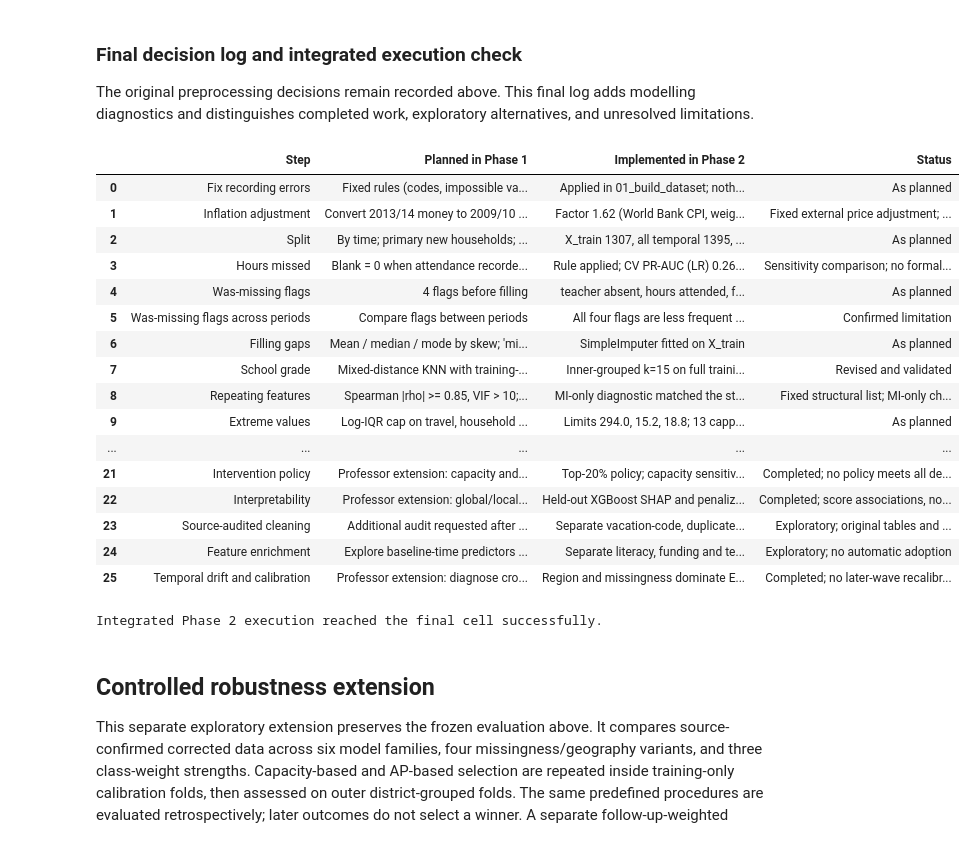
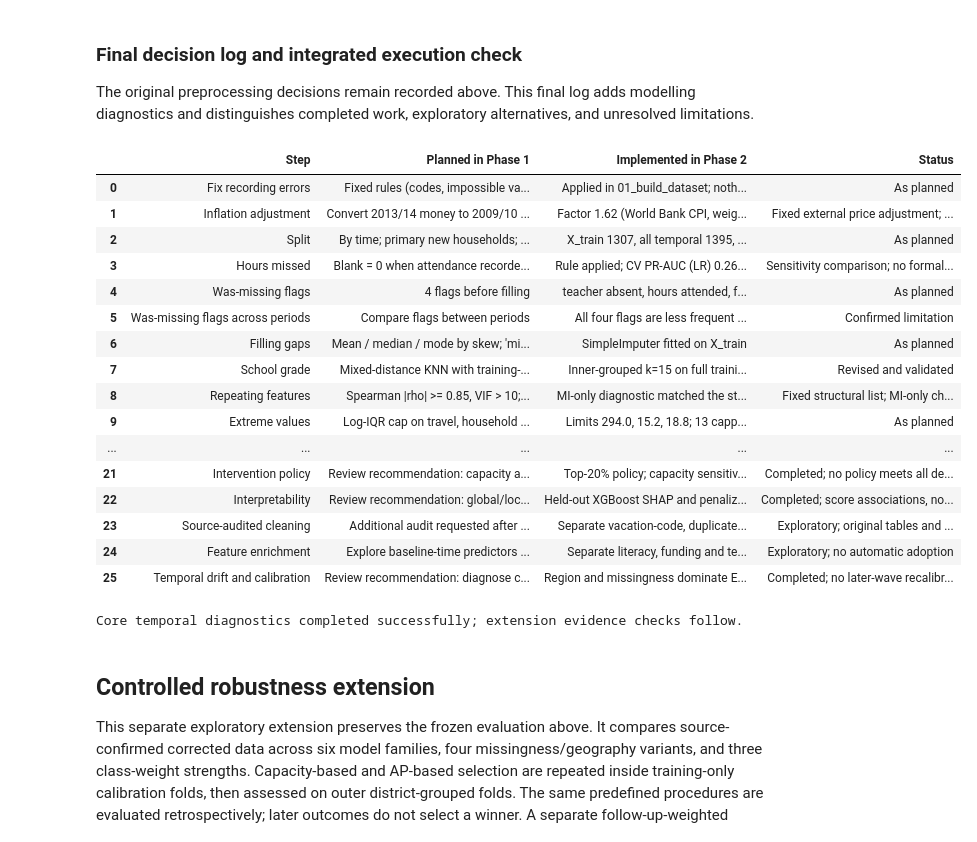
Before and after one commit to Emile-Lucky-Muhigira/AISD_Project, a Jupyter notebook: phase2_implementation/notebooks/pipeline_execution.ipynb, the cells around one changed output. Drawn from its saved outputs; the diff is of its cells as text; code cells hidden in the pictures.

Commit message:
Align project documentation and validation evidence

```diff
--- a/phase2_implementation/notebooks/pipeline_execution.ipynb
+++ b/phase2_implementation/notebooks/pipeline_execution.ipynb
@@ -2159,44 +2159,44 @@ The original preprocessing decisions remain recorded above. This final log adds
 # %%
 # Final decision log is written only after all diagnostic sections succeed.
 log = log[log['Step'].ne('Calibration, final test')].copy()
 extra_decisions = [
-['Model families', 'Professor extension: compare six families with XGBoost benchmark', 'XGBoost, LightGBM, CatBoost, ElasticNet/L1, Random Forest and Extra Trees; identical district folds', 'Completed; no post-test model replacement'],
-['Nested tuning and calibration', 'Professor extension: training-only selection and OOF sigmoid/isotonic', 'Inner grouped searches; preprocessing refitted within fits; calibration uses training OOF scores', 'Completed; later outcomes excluded'],
-['Frozen temporal evaluation', 'Professor extension: temporal and regional assessment', 'Extra Trees selected by training CV; primary 731 children/76 events; 20 TP, 126 FP, 56 FN at 20% capacity; secondary 1175/115', 'Completed retrospectively; weak transport performance'],
-['Attrition', 'Professor extension: compare observed and unobserved outcomes', 'Baseline comparisons by follow-up and parent co-residence; unknown outcomes remain unknown', 'Completed descriptive audit; inverse-probability weighting not implemented'],
-['Geography and missingness', 'Professor extension: ablate flags and geography', 'Training-only missing-flag, geography and region-only ablations; frozen temporal regional diagnosis', 'Completed; sensitivity is not causal evidence'],
-['Subgroup performance', 'Professor extension: regional and household comparisons', 'Counts, false alarms, misses, calibration and district-bootstrap intervals; sparse cells flagged', 'Completed; allocation disparities remain'],
-['Intervention policy', 'Professor extension: capacity and interpretable comparators', 'Top-20% policy; capacity sensitivity; demographic and random comparators; high-recall and F1/F2 alternatives', 'Completed; no policy meets all desired error goals'],
-['Interpretability', 'Professor extension: global/local SHAP and logistic odds ratios', 'Held-out XGBoost SHAP and penalized logistic score odds ratios; frozen Extra Trees exact TreeSHAP', 'Completed; score associations, not causal effects'],
+['Model families', 'Review recommendation: compare six families with XGBoost benchmark', 'XGBoost, LightGBM, CatBoost, ElasticNet/L1, Random Forest and Extra Trees; identical district folds', 'Completed; no post-test model replacement'],
+['Nested tuning and calibration', 'Review recommendation: training-only selection and OOF sigmoid/isotonic', 'Inner grouped searches; preprocessing refitted within fits; calibration uses training OOF scores', 'Completed; later outcomes excluded'],
+['Frozen temporal evaluation', 'Review recommendation: temporal and regional assessment', 'Extra Trees selected by training CV; primary 731 children/76 events; 20 TP, 126 FP, 56 FN at 20% capacity; secondary 1175/115', 'Completed retrospectively; weak transport performance'],
+['Attrition', 'Review recommendation: compare observed and unobserved outcomes', 'Baseline comparisons by follow-up and parent co-residence; unknown outcomes remain unknown', 'Completed descriptive audit; inverse-probability weighting not implemented'],
+['Geography and missingness', 'Review recommendation: ablate flags and geography', 'Training-only missing-flag, geography and region-only ablations; frozen temporal regional diagnosis', 'Completed; sensitivity is not causal evidence'],
+['Subgroup performance', 'Review recommendation: regional and household comparisons', 'Counts, false alarms, misses, calibration and district-bootstrap intervals; sparse cells flagged', 'Completed; allocation disparities remain'],
+['Intervention policy', 'Review recommendation: capacity and interpretable comparators', 'Top-20% policy; capacity sensitivity; demographic and random comparators; high-recall and F1/F2 alternatives', 'Completed; no policy meets all desired error goals'],
+['Interpretability', 'Review recommendation: global/local SHAP and logistic odds ratios', 'Held-out XGBoost SHAP and penalized logistic score odds ratios; frozen Extra Trees exact TreeSHAP', 'Completed; score associations, not causal effects'],
 ['Source-audited cleaning', 'Additional audit requested after temporal failure', 'Separate vacation-code, duplicate-score and asset-total corrections; teacher-routing/attendance sensitivities; six-family training comparison', 'Exploratory; original tables and frozen evaluation retained'],
 ['Feature enrichment', 'Explore baseline-time predictors within survey evidence', 'Separate literacy, funding and teacher-routing candidates with grouped training validation', 'Exploratory; no automatic adoption'],
-['Temporal drift and calibration', 'Professor extension: diagnose cross-wave changes', 'Region and missingness dominate Extra Trees; region 8 prevalence 28.0% to 12.8%, mean predicted risk 21.0%', 'Completed; no later-wave recalibration'],
+['Temporal drift and calibration', 'Review recommendation: diagnose cross-wave changes', 'Region and missingness dominate Extra Trees; region 8 prevalence 28.0% to 12.8%, mean predicted risk 21.0%', 'Completed; no later-wave recalibration'],
 ]
 log = pd.concat([log, pd.DataFrame(extra_decisions, columns=log.columns)], ignore_index=True)
 log.to_csv(OUT/'decision_log.csv', index=False)
 display(log)
 assert temporal_diagnostic_checks['prediction_max_error'] < 1e-7
 assert temporal_diagnostic_checks['shap_additivity_max_error'] < 1e-7
-print('Integrated Phase 2 execution reached the final cell successfully.')
+print('Core temporal diagnostics completed successfully; extension evidence checks follow.')
 # %% [output]
 |  | Step | Planned in Phase 1 | Implemented in Phase 2 | Status |
 | 0 | Fix recording errors | Fixed rules (codes, impossible va... | Applied in 01_build_dataset; noth... | As planned |
 | 1 | Inflation adjustment | Convert 2013/14 money to 2009/10 ... | Factor 1.62 (World Bank CPI, weig... | Fixed external price adjustment; ... |
 | 2 | Split | By time; primary new households; ... | X_train 1307, all temporal 1395, ... | As planned |
 | 3 | Hours missed | Blank = 0 when attendance recorde... | Rule applied; CV PR-AUC (LR) 0.26... | Sensitivity comparison; no formal... |
 | 4 | Was-missing flags | 4 flags before filling | teacher absent, hours attended, f... | As planned |
 | 5 | Was-missing flags across periods | Compare flags between periods | All four flags are less frequent ... | Confirmed limitation |
 | 6 | Filling gaps | Mean / median / mode by skew; 'mi... | SimpleImputer fitted on X_train | As planned |
 | 7 | School grade | Mixed-distance KNN with training-... | Inner-grouped k=15 on full traini... | Revised and validated |
 | 8 | Repeating features | Spearman |rho| >= 0.85, VIF > 10;... | MI-only diagnostic matched the st... | Fixed structural list; MI-only ch... |
 | 9 | Extreme values | Log-IQR cap on travel, household ... | Limits 294.0, 15.2, 18.8; 13 capp... | As planned |
 | ... | ... | ... | ... | ... |
-| 21 | Intervention policy | Professor extension: capacity and... | Top-20% policy; capacity sensitiv... | Completed; no policy meets all de... |
-| 22 | Interpretability | Professor extension: global/local... | Held-out XGBoost SHAP and penaliz... | Completed; score associations, no... |
+| 21 | Intervention policy | Review recommendation: capacity a... | Top-20% policy; capacity sensitiv... | Completed; no policy meets all de... |
+| 22 | Interpretability | Review recommendation: global/loc... | Held-out XGBoost SHAP and penaliz... | Completed; score associations, no... |
 | 23 | Source-audited cleaning | Additional audit requested after ... | Separate vacation-code, duplicate... | Exploratory; original tables and ... |
 | 24 | Feature enrichment | Explore baseline-time predictors ... | Separate literacy, funding and te... | Exploratory; no automatic adoption |
-| 25 | Temporal drift and calibration | Professor extension: diagnose cro... | Region and missingness dominate E... | Completed; no later-wave recalibr... |
+| 25 | Temporal drift and calibration | Review recommendation: diagnose c... | Region and missingness dominate E... | Completed; no later-wave recalibr... |
-Integrated Phase 2 execution reached the final cell successfully.
+Core temporal diagnostics completed successfully; extension evidence checks follow.
 # %% [markdown]
 ## Controlled robustness extension
 
```
Also changed, not shown: parts of 1 cell of this notebook, 6 other files.
